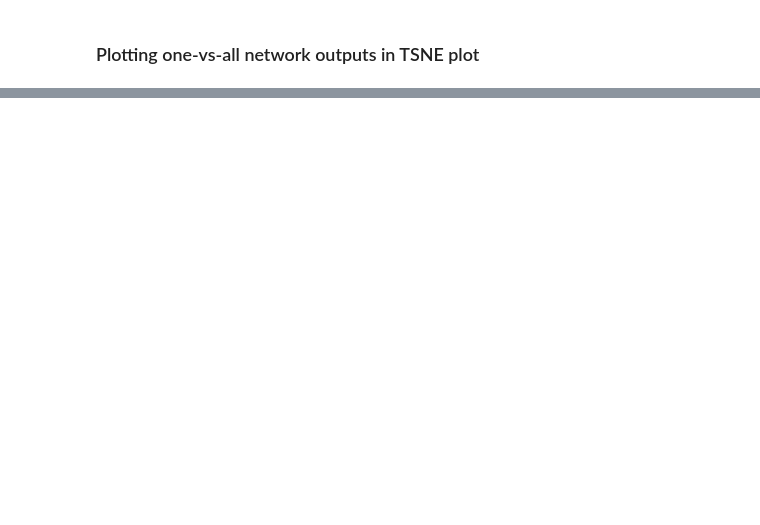
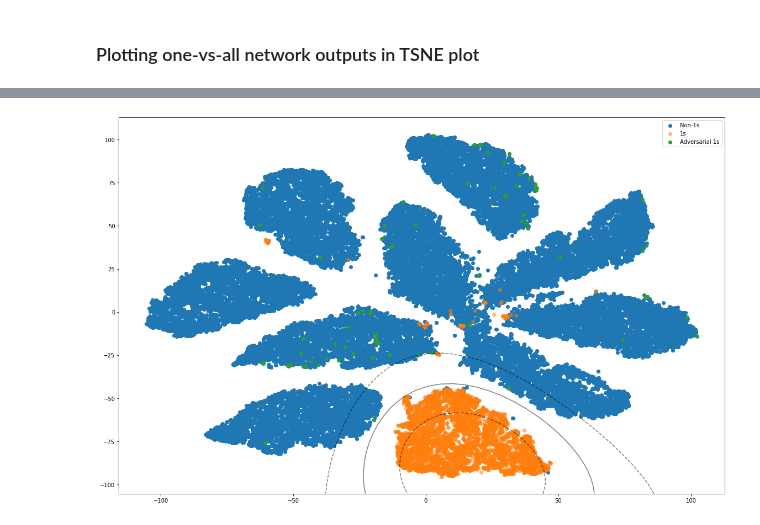
Before and after one commit to aranganath/Adversarial, a Jupyter notebook: one-vs-all-SVMs.ipynb, the cells around one changed output, grey strips where cells are left out. Saved outputs shown, nothing was run; the diff lists cells and outputs as text; code cells hidden in the pictures; blank space fills up the shorter version.

```diff
--- a/one-vs-all-SVMs.ipynb
+++ b/one-vs-all-SVMs.ipynb
@@ -316,0 +335,40 @@ plt.show()
+# %%
+clean_imgs_idx = np.where(one_v_all_labels != -1)
+clf = SVC(kernel='rbf', C=1e-2, random_state=42, max_iter = 1e5).fit(tsne_points[clean_imgs_idx], one_v_all_labels[clean_imgs_idx])
+
+decision_function = clf.decision_function(tsne_points)
+support_vector_indices = np.where(np.abs(decision_function) <= 1 + 1e-15)[0]
+support_vectors = tsne_points[support_vector_indices]
+
+other_digits_idx = np.where(one_v_all_labels == 0)
+current_digit_idx = np.where(one_v_all_labels == 1)
+adv_images_idx = np.where(one_v_all_labels == -1)
+
+plt.figure(figsize=(16,10))
+plt.scatter(tsne_points[other_digits_idx, 0], tsne_points[other_digits_idx, 1], label="Non-" + str(curr_digit) + "s")
+plt.scatter(tsne_points[current_digit_idx, 0], tsne_points[current_digit_idx, 1], label=str(curr_digit) + "s", alpha=0.5)
+plt.scatter(tsne_points[adv_images_idx, 0], tsne_points[adv_images_idx, 1], label="Adversarial " + str(curr_digit) + "s")
+ax = plt.gca()
+xlim = ax.get_xlim()
+ylim = ax.get_ylim()
+xx, yy = np.meshgrid(
+    np.linspace(xlim[0], xlim[1], 50), np.linspace(ylim[0], ylim[1], 50)
+)
+
+Z = clf.decision_function(np.c_[xx.ravel(), yy.ravel()])
+Z = Z.reshape(xx.shape)
+plt.contour(
+    xx,
+    yy,
+    Z,
+    colors="k",
+    levels=[-1, 0, 1],
+    alpha=0.5,
+    linestyles=["--", "-", "--"],
+)
+
+plt.tight_layout()
+plt.legend()
+plt.show()
+# %% [output]
+[figure, added]
```
Also changed, not shown: parts of 18 cells of this notebook, 10 other files.
